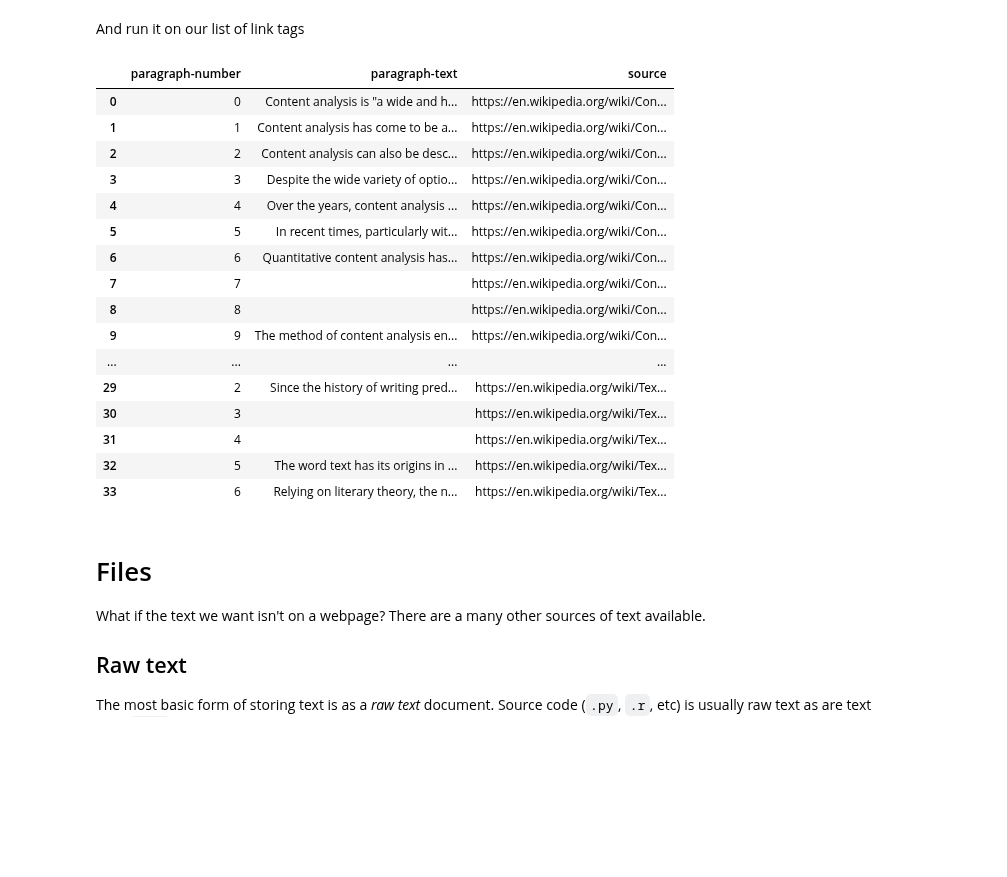
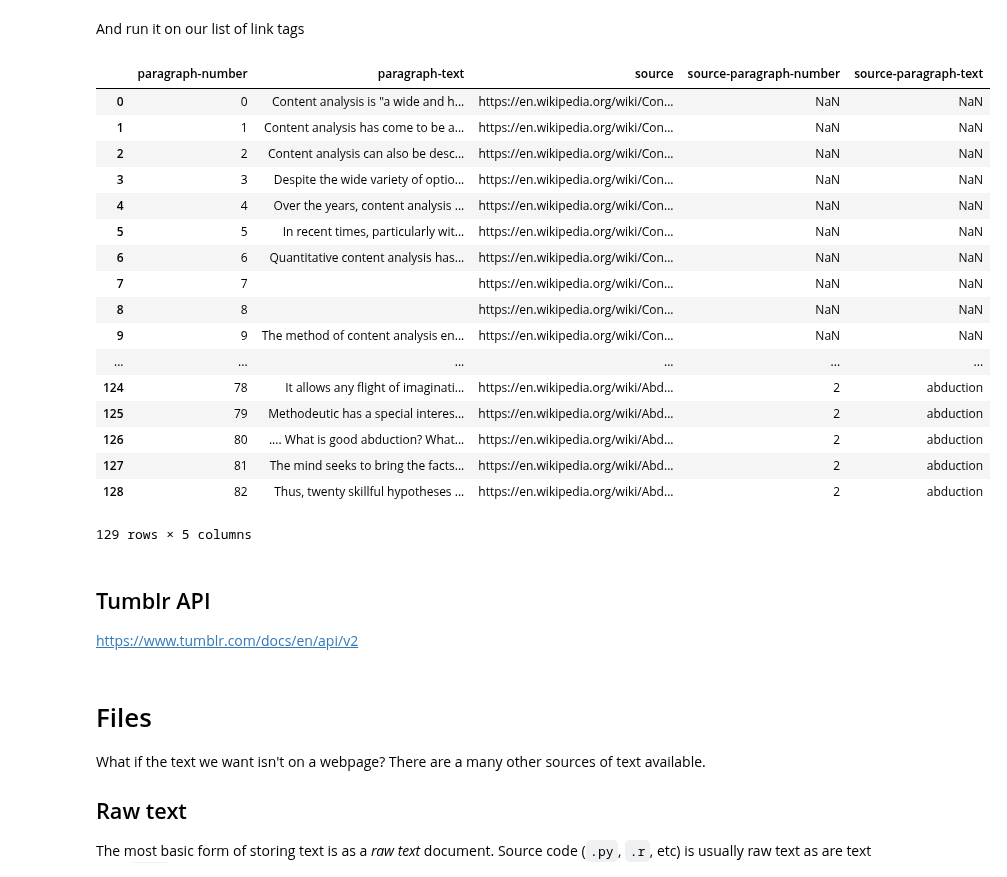
Before and after one commit to KnowledgeLab/content_analysis, a Jupyter notebook: notebooks/1-intro.ipynb, the cells around one changed output. Drawn from its saved outputs; the diff is of its cells as text; code cells hidden in the pictures; blank space fills up the shorter version.

```diff
--- a/notebooks/1-intro.ipynb
+++ b/notebooks/1-intro.ipynb
@@ -168,6 +168,0 @@ To do this we will need to find all the `<a>` (anchor) tags with `href`s inside
-# %%
-tagLinks = []
-for pTag in contentPTags:
-    #we only want hrefs that link to wiki pages
-    tagLinks += pTag.findAll('a', href=re.compile('/wiki/'), class_=False)
-print(tagLinks[:4])
@@ -178,5 +195,8 @@ We will be adding these new texts to our DataFrame `contentParagraphsDF` so we w
 # %%
 contentParagraphsDF['source'] = [wikipedia_content_analysis] * len(contentParagraphsDF['paragraph-text'])
 contentParagraphsDF['paragraph-number'] = range(len(contentParagraphsDF['paragraph-text']))
+contentParagraphsDF['source-paragraph-number'] = [None] * len(contentParagraphsDF['paragraph-text'])
+contentParagraphsDF['source-paragraph-text'] = [None] * len(contentParagraphsDF['paragraph-text'])
+
 contentParagraphsDF
 # %% [output]
@@ -200,49 +220,50 @@ contentParagraphsDF
 # %% [markdown]
 Then we can define a function to parse each linked page and add its text to our DataFrame.
 # %%
-#wikipedia_base_url = 'https://en.wikipedia.org'
 
-def getTextFromWikiPage(linkTag):
-    #We need to extract the url from the <a> tag
-    relurl = linkTag.get('href')
-    #The urls are relative so we need to prepend the wikipedia url
-    #while both of them are strings using the specialized function means
-    #badly formatted relurls will be fixed, if possible
-    url = urllib.parse.urljoin(wikipedia_base_url, relurl)
+
+def getTextFromWikiPage(targetURL, sourceParNum, sourceText):
     #Make a dict to store data before adding it to the DataFrame
-    parsDict = {'source' : [], 'paragraph-number' : [], 'paragraph-text' : []}
+    parsDict = {'source' : [], 'paragraph-number' : [], 'paragraph-text' : [], 'source-paragraph-number' : [],  'source-paragraph-text' : []}
     #Now we get the page
-    r = requests.get(url)
+    r = requests.get(targetURL)
     soup = bs4.BeautifulSoup(r.text, 'html.parser')
     #enumerating gives use the paragraph number
     for parNum, pTag in enumerate(soup.body.findAll('p')):
         #same regex as before
         parsDict['paragraph-text'].append(re.sub(r'\[\d+\]', '', pTag.text))
         parsDict['paragraph-number'].append(parNum)
-        parsDict['source'].append(url)
+        parsDict['source'].append(targetURL)
+        parsDict['source-paragraph-number'].append(sourceParNum)
+        parsDict['source-paragraph-text'].append(sourceText)
     return pandas.DataFrame(parsDict)
 # %% [markdown]
 And run it on our list of link tags
 # %%
-for aTag in tagLinks[:1]:
+for urlTuple in otherPAgeURLS[:3]:
     #ignore_index means the indices will not be reset after each append
-    contentParagraphsDF = contentParagraphsDF.append(getTextFromWikiPage(aTag),ignore_index=True)
+    contentParagraphsDF = contentParagraphsDF.append(getTextFromWikiPage(*urlTuple),ignore_index=True)
 contentParagraphsDF
 # %% [output]
-|  | paragraph-number | paragraph-text | source |
-| 0 | 0 | Content analysis is "a wide and h... | https://en.wikipedia.org/wiki/Con... |
-| 1 | 1 | Content analysis has come to be a... | https://en.wikipedia.org/wiki/Con... |
-| 2 | 2 | Content analysis can also be desc... | https://en.wikipedia.org/wiki/Con... |
-| 3 | 3 | Despite the wide variety of optio... | https://en.wikipedia.org/wiki/Con... |
-| 4 | 4 | Over the years, content analysis ... | https://en.wikipedia.org/wiki/Con... |
-| 5 | 5 | In recent times, particularly wit... | https://en.wikipedia.org/wiki/Con... |
-| 6 | 6 | Quantitative content analysis has... | https://en.wikipedia.org/wiki/Con... |
-| 7 | 7 |  | https://en.wikipedia.org/wiki/Con... |
-| 8 | 8 |  | https://en.wikipedia.org/wiki/Con... |
-| 9 | 9 | The method of content analysis en... | https://en.wikipedia.org/wiki/Con... |
-| ... | ... | ... | ... |
-| 29 | 2 | Since the history of writing pred... | https://en.wikipedia.org/wiki/Tex... |
-| 30 | 3 |  | https://en.wikipedia.org/wiki/Tex... |
-| 31 | 4 |  | https://en.wikipedia.org/wiki/Tex... |
-| 32 | 5 | The word text has its origins in ... | https://en.wikipedia.org/wiki/Tex... |
-| 33 | 6 | Relying on literary theory, the n... | https://en.wikipedia.org/wiki/Tex... |
+|  | paragraph-number | paragraph-text | source | source-paragraph-number | source-paragraph-text |
+| 0 | 0 | Content analysis is "a wide and h... | https://en.wikipedia.org/wiki/Con... | NaN | NaN |
+| 1 | 1 | Content analysis has come to be a... | https://en.wikipedia.org/wiki/Con... | NaN | NaN |
+| 2 | 2 | Content analysis can also be desc... | https://en.wikipedia.org/wiki/Con... | NaN | NaN |
+| 3 | 3 | Despite the wide variety of optio... | https://en.wikipedia.org/wiki/Con... | NaN | NaN |
+| 4 | 4 | Over the years, content analysis ... | https://en.wikipedia.org/wiki/Con... | NaN | NaN |
+| 5 | 5 | In recent times, particularly wit... | https://en.wikipedia.org/wiki/Con... | NaN | NaN |
+| 6 | 6 | Quantitative content analysis has... | https://en.wikipedia.org/wiki/Con... | NaN | NaN |
+| 7 | 7 |  | https://en.wikipedia.org/wiki/Con... | NaN | NaN |
+| 8 | 8 |  | https://en.wikipedia.org/wiki/Con... | NaN | NaN |
+| 9 | 9 | The method of content analysis en... | https://en.wikipedia.org/wiki/Con... | NaN | NaN |
+| ... | ... | ... | ... | ... | ... |
+| 124 | 78 | It allows any flight of imaginati... | https://en.wikipedia.org/wiki/Abd... | 2 | abduction |
+| 125 | 79 | Methodeutic has a special interes... | https://en.wikipedia.org/wiki/Abd... | 2 | abduction |
+| 126 | 80 | .... What is good abduction? What... | https://en.wikipedia.org/wiki/Abd... | 2 | abduction |
+| 127 | 81 | The mind seeks to bring the facts... | https://en.wikipedia.org/wiki/Abd... | 2 | abduction |
+| 128 | 82 | Thus, twenty skillful hypotheses ... | https://en.wikipedia.org/wiki/Abd... | 2 | abduction |
+129 rows × 5 columns
+# %% [markdown]
+## Tumblr API
+
+[https://www.tumblr.com/docs/en/api/v2](https://www.tumblr.com/docs/en/api/v2)
```
Also changed, not shown: parts of 13 cells of this notebook, 2 other files.
